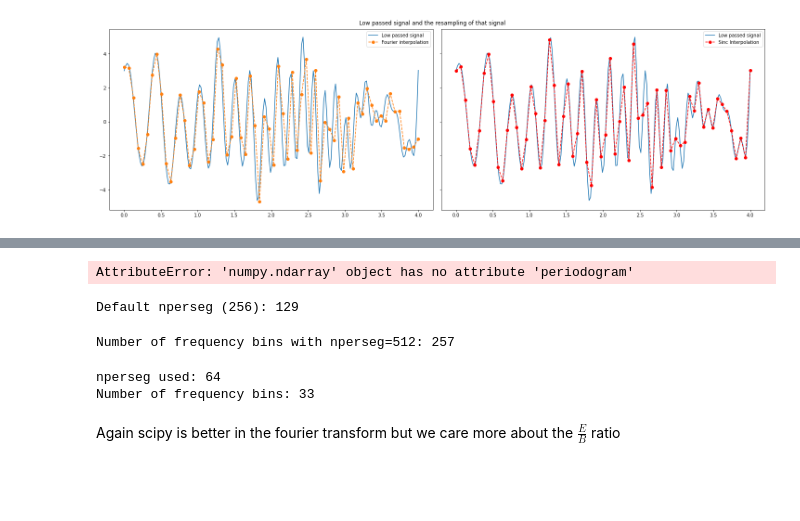
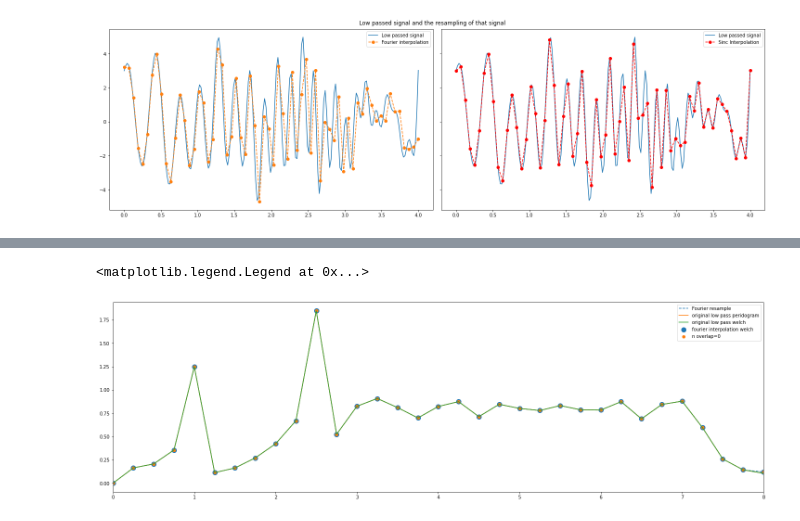
Before and after one commit to CassandraAuri/Physics_Work, a Jupyter notebook: Aurora_Work/resampling.ipynb, the cells around one changed output, grey strips where cells are left out. Drawn from its saved outputs; the diff is of its cells as text; code cells hidden in the pictures; blank space fills up the shorter version.

```diff
--- a/Aurora_Work/resampling.ipynb
+++ b/Aurora_Work/resampling.ipynb
@@ -188,54 +235,17 @@ ax[1].legend()
 # %%
-frequencies, powerspec = signal.periodogram(y_signal_resampled, 16, window='hann')
-plt.plot(frequencies, np.sqrt(powerspec), label="scipy")
-frequencies, powerspec = signal.periodogram(y_signal, 50)
-plt.plot(frequencies, np.sqrt(powerspec), label="original")
-frequencies, powerspec = signal.periodogram(y_signal_sinc, 16)
-plt.plot(frequencies, np.sqrt(powerspec), label="sinc")
+fig,ax=plt.subplots(figsize=(20, 6),constrained_layout=True)
+frequencies, powerspec = signal.periodogram(y_signal_resampled, 16)
+plt.plot(frequencies, np.sqrt(powerspec), label="Fourier resample", linestyle='dashed')
 frequencies, powerspec = signal.periodogram(y, 50)
-plt.plot(frequencies, np.sqrt(powerspec), label="original low pass")
-frequencies, psd = signal.welch(y_signal_sinc, 16)
-plt.plot(frequencies, np.sqrt(psd), label="sinc welch")
-frequencies, psd = signal.welch(y_signal_sinc, 16, len(y_signal_sinc)/2)
-plt.plot(frequencies, np.sqrt(psd), label="sinc welch nsperg half")
+plt.plot(frequencies, np.sqrt(powerspec), label="original low pass peridogram")
+frequencies, psd = signal.welch(y, 50, window='boxcar')
+plt.plot(frequencies, np.sqrt(psd), label="original low pass welch")
+frequencies, psd = signal.welch(y_signal_resampled, 16, window='boxcar')
+plt.scatter(frequencies, np.sqrt(psd), label="fourier interpolation welch", s=100)
+frequencies, psd = signal.welch(y_signal_resampled, 16, window='boxcar', noverlap=0)
+plt.scatter(frequencies, np.sqrt(psd), label="n overlap=0")
 plt.xlim(0, 8)
 plt.legend()
 # %% [output]
-AttributeError: 'numpy.ndarray' object has no attribute 'periodogram'
+<matplotlib.legend.Legend at 0x...>
+[figure, added]
-# %%
-import numpy as np
-from scipy.signal import welch
-
-# Generate a sample signal
-np.random.seed(0)
-signal = np.random.randn(1024)
-
-# Compute the PSD using the Welch method with the default nperseg
-frequencies, psd = welch(signal)
-
-print("Default nperseg (256):", len(frequencies))
-# %% [output]
-Default nperseg (256): 129
-# %%
-nperseg_value = 512
-frequencies_custom, psd_custom = welch(signal, nperseg=nperseg_value)
-
-print("Number of frequency bins with nperseg=512:", len(frequencies_custom))  # This should print 257
-# %% [output]
-Number of frequency bins with nperseg=512: 257
-# %%
-import numpy as np
-from scipy.signal import welch
-
-# Generate a sample signal with only 64 samples
-np.random.seed(0)
-signal = np.random.randn(64)
-
-# Compute the PSD using the Welch method
-frequencies, psd = welch(signal)
-
-print("nperseg used:", len(signal))
-print("Number of frequency bins:", len(frequencies))  # This should print 33
-# %% [output]
-nperseg used: 64
-Number of frequency bins: 33
@@ -244,2 +251,0 @@ frequencies, psd = welch(signal)
-# %% [markdown]
-Again scipy is better in the fourier transform but we care more about the $\frac{E}{B}$ ratio
```
Also changed, not shown: parts of 9 cells of this notebook, 3 other files.
